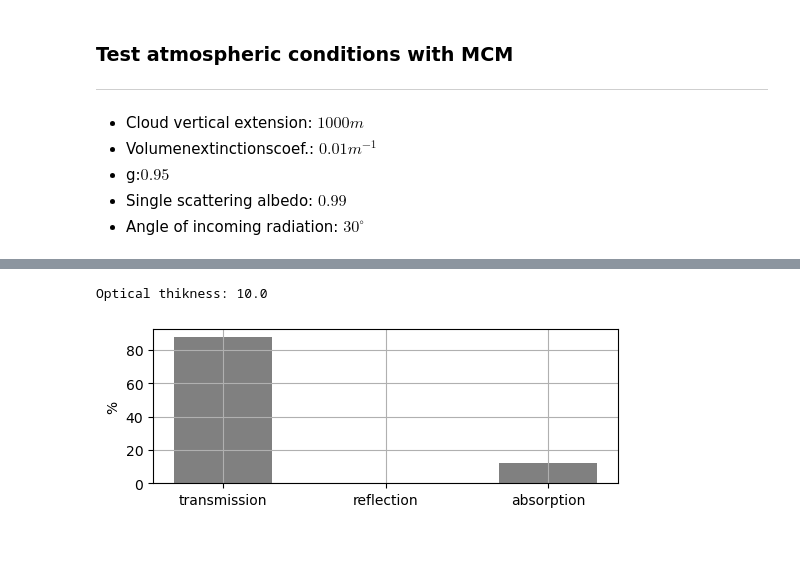
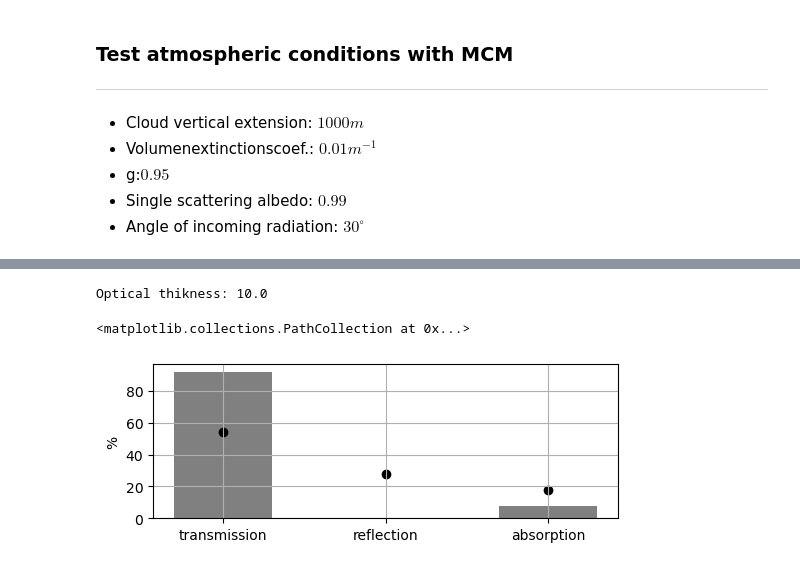
Before and after one commit to vecoveco/atradlib, a Jupyter notebook: mcm_atmospheric_radiation.ipynb, the cells around one changed output, grey strips where cells are left out. Drawn from its saved outputs; the diff is of its cells as text; code cells hidden in the pictures.

```diff
--- a/mcm_atmospheric_radiation.ipynb
+++ b/mcm_atmospheric_radiation.ipynb
@@ -21,7 +21,7 @@ from mpl_toolkits.mplot3d import Axes3D
 # %%
 %%time
 # N Photons
-p = 100
+p = 1000
 
 # Cloud optical thikness
 beta=0.01
@@ -51,18 +51,28 @@ Wall time: 256 ms
-# %%
-print(f"Optical thikness: {H*beta}")
-# %% [output]
-Optical thikness: 10.0
+# %%
+optth = H*beta
+print(f"Optical thikness: {optth}")
+# %% [output]
+Optical thikness: 10.0
+# %%
+# Two Stream approximation
+tsa_r = ar.tsa_r(g, optth, ssa)
+tsa_t = ar.tsa_t(g, optth, ssa)
+tsa_a = 1 - (tsa_r+tsa_t)
 # %%
 plt.figure(figsize=(6,2))
 plt.bar(['transmission', 'reflection', 'absorption'],
         [1e2*(tran/p), 1e2*(refl/p),1e2*(abso/p)],
         width=0.6,
         color='gray'
        )
 plt.ylabel("%")
 plt.grid()
+plt.scatter([0,1,2],
+            [1e2*tsa_t, 1e2*tsa_r, 1e2*tsa_a],
+           color='black')
 # %% [output]
+<matplotlib.collections.PathCollection at 0x...>
-[figure, old version]
+[figure, new version]
 # %%
 %%time
 for i in range(len(coords)):
```
Also changed, not shown: parts of 4 cells of this notebook, 1 other file.
